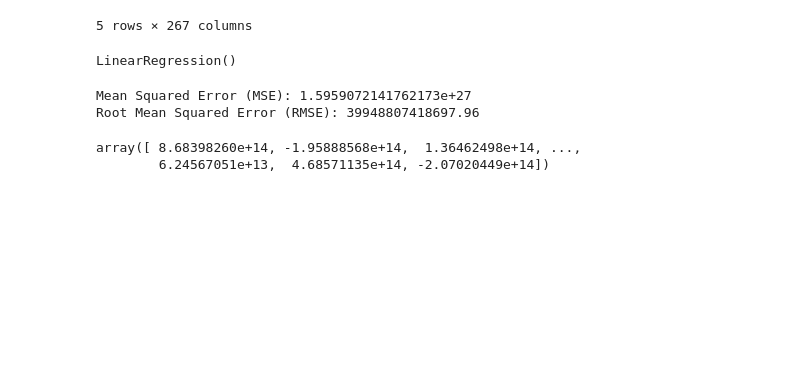
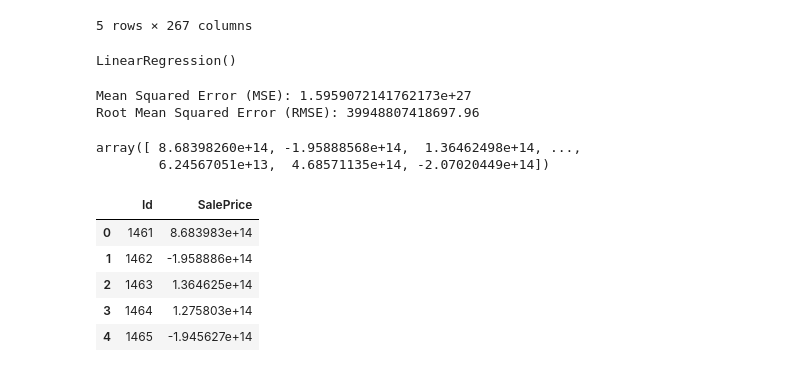
Before and after one commit to Raidbourzam/PRODIGY_ML_01, a Jupyter notebook: main.ipynb, the cells around one changed output. Drawn from its saved outputs; the diff is of its cells as text; code cells hidden in the pictures; blank space fills up the shorter version.

```diff
--- a/main.ipynb
+++ b/main.ipynb
@@ -216,3 +216,17 @@ predictions
 # %% [output]
 array([ 8.68398260e+14, -1.95888568e+14,  1.36462498e+14, ...,
         6.24567051e+13,  4.68571135e+14, -2.07020449e+14])
+# %%
+predictions_df = pd.DataFrame({
+    'Id': ids,  # Utiliser l'index de X_test comme identifiants
+    'SalePrice': predictions   # Les valeurs prédites
+})
+# %%
+predictions_df.head()
+# %% [output]
+|  | Id | SalePrice |
+| 0 | 1461 | 8.683983e+14 |
+| 1 | 1462 | -1.958886e+14 |
+| 2 | 1463 | 1.364625e+14 |
+| 3 | 1464 | 1.275803e+14 |
+| 4 | 1465 | -1.945627e+14 |
```
Also changed, not shown: parts of 1 cell of this notebook, 1 other file.
